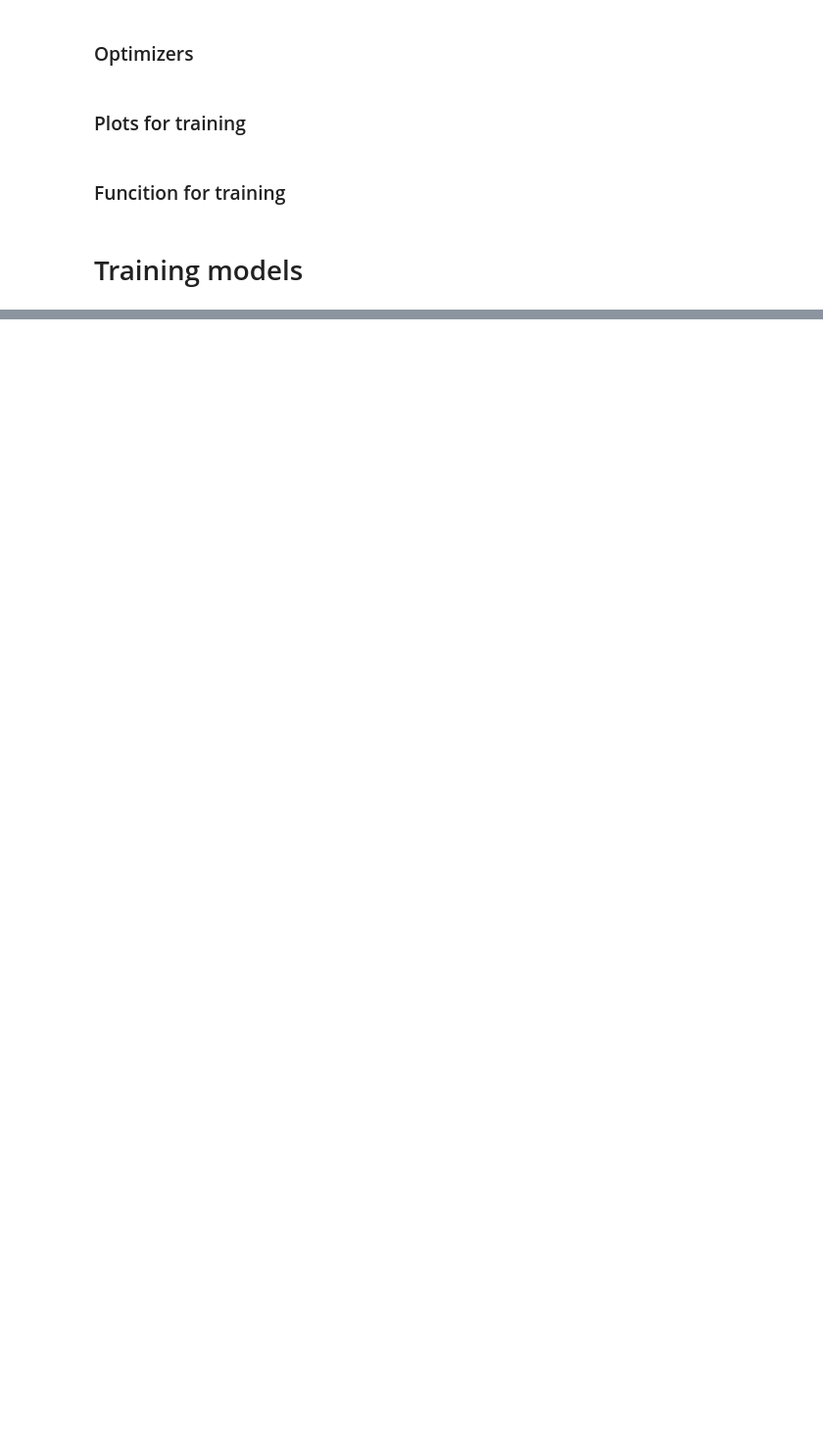
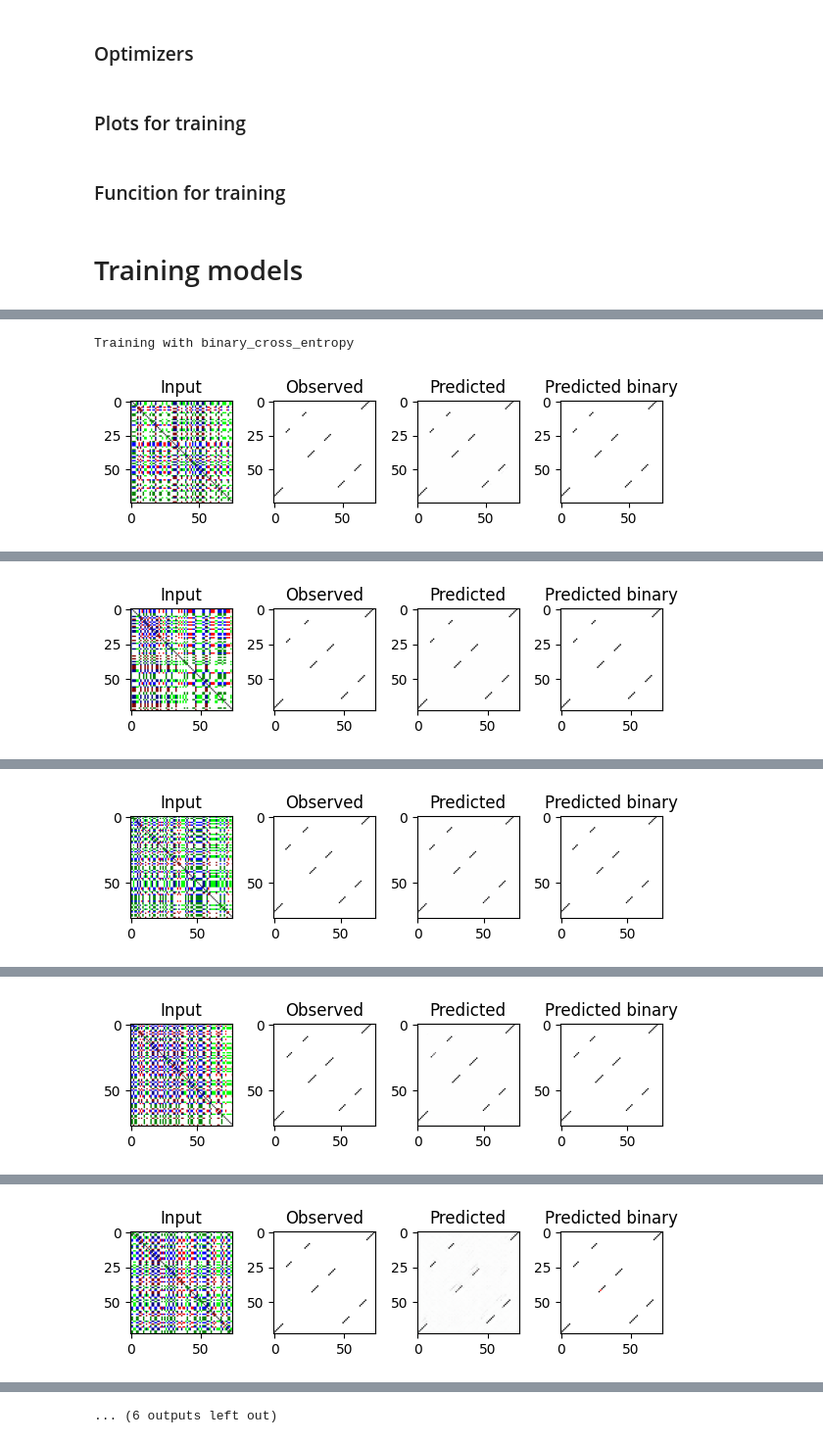
Before and after one commit to MEskerod/project_deeplearning_2023, a Jupyter notebook: deeplearning_project.ipynb, the cells around one changed output, grey strips where cells are left out. Shown at 98% size. Cells and saved outputs as stored; diff of their text form; code cells hidden in the pictures; blank space fills up the shorter version.

```diff
--- a/deeplearning_project.ipynb
+++ b/deeplearning_project.ipynb
@@ -487,0 +628,15 @@ def dice_loss(inputs, targets, smooth=1e-5):
+# %%
+# Balance classes by re-weighting
+def class_balanced_loss(inputs, targets, num_classe=2, beta=0.9999):
+    """beta: Controls the re-weighting. A smaller beta will produce weights that are
+    closer to the class frequency. It's a hyperparameter between 0 and 1 that represents
+    the class frequency in your dataset. A commonly used value is 0.9999."""
+
+    effective_num = 1.0 - torch.pow(beta, num_classes)
+    weights = (1.0 - beta) / torch.tensor(effective_num)
+    weights = weights / torch.sum(weights) * num_classes
+
+    focal_loss = F.binary_cross_entropy(inputs, targets, reduction="none")
+    weighted_loss = torch.mul(weights, focal_loss)
+    loss = torch.sum(weighted_loss) / torch.sum(weights)
+    return loss
@@ -635,0 +826,12 @@ Epoch [6/20], Loss: 0.0006
+# %%
+loss_functions = [F.binary_cross_entropy, dice_loss, mse_loss, weighted_binary_cross_entropy, focal_loss, tversky_loss, mcc_loss, asymmetric_loss, class_balanced_loss]
+
+for func in loss_functions:
+  print(f"Training with {func.__name__}")
+  model_test = RNA_Unet().cuda()
+  fit_model(model_test, train_dataset, validation_dataset, epochs = 1, loss_func=func)
+
+print("Finished training")
+# %% [output]
+Training with binary_cross_entropy
+[figure, added]
@@ -635,0 +840 @@ Epoch [6/20], Loss: 0.0006
+[figure, added]
@@ -635,0 +843 @@ Epoch [6/20], Loss: 0.0006
+[figure, added]
@@ -635,0 +846 @@ Epoch [6/20], Loss: 0.0006
+[figure, added]
@@ -635,0 +849 @@ Epoch [6/20], Loss: 0.0006
+[figure, added]
@@ -635,0 +853 @@ Epoch [6/20], Loss: 0.0006
+... (6 outputs left out)
```
Also changed, not shown: parts of 31 cells of this notebook.
